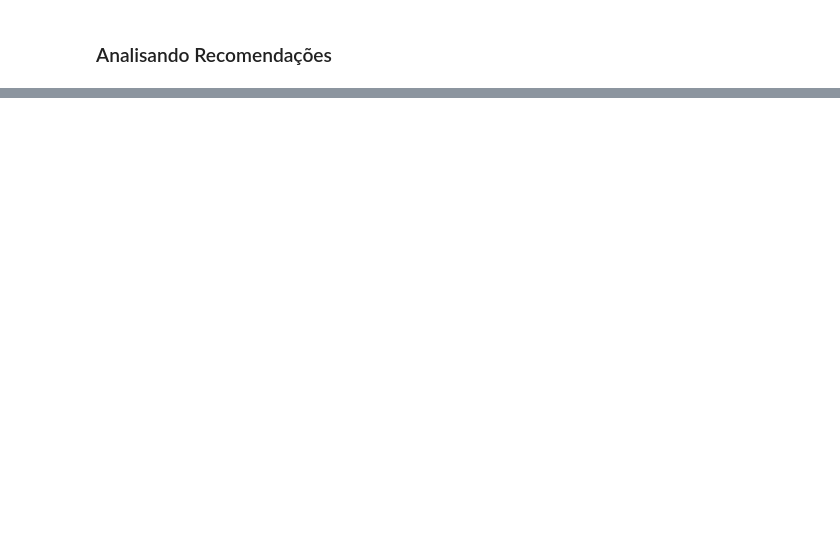
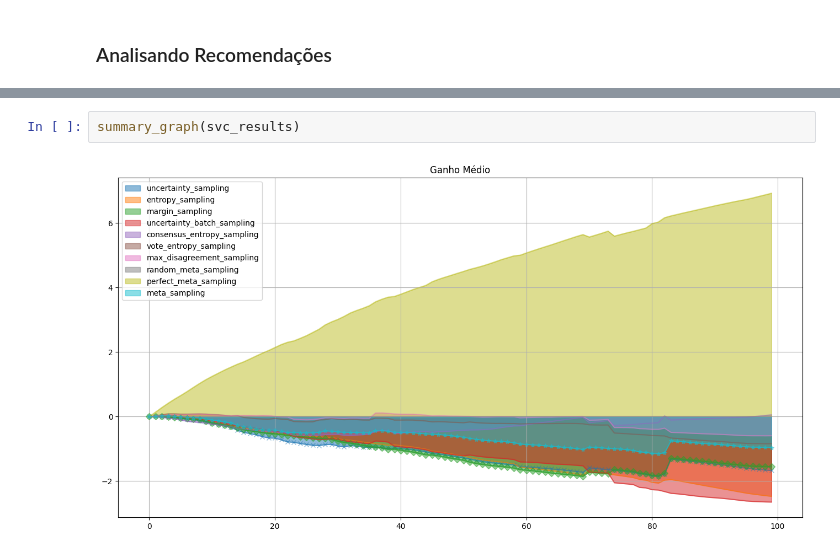
Before and after one commit to gscnogueira/meta-active-learning, a Jupyter notebook: notebooks/experiments/query_strategies_comparisson.ipynb, the cells around one changed output, grey strips where cells are left out. Saved outputs shown, nothing was run; the diff lists cells and outputs as text; blank space fills up the shorter version.

```diff
--- a/notebooks/experiments/query_strategies_comparisson.ipynb
+++ b/notebooks/experiments/query_strategies_comparisson.ipynb
@@ -132,0 +139,4 @@ plot_heat_maps(knn_results)
+# %%
+summary_graph(svc_results)
+# %% [output]
+[figure, added]
```
Also changed, not shown: parts of 8 cells of this notebook.
